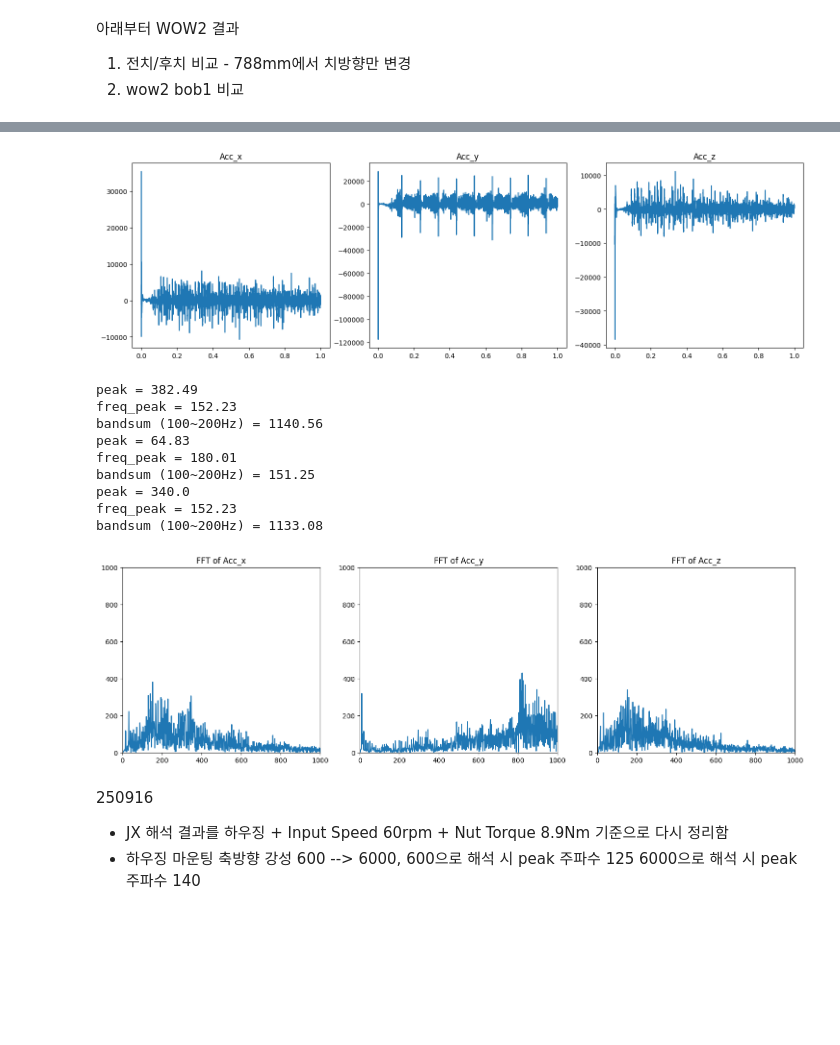
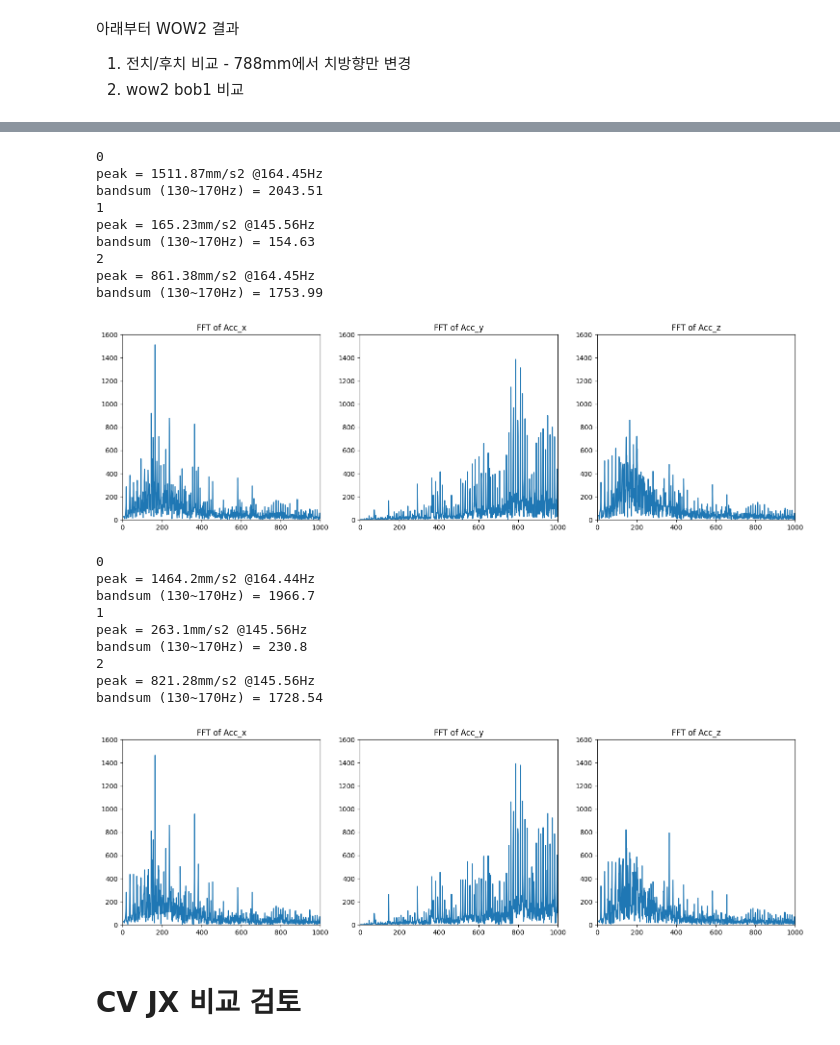
Before and after one commit to hskim-py/REPS_Low_Frequency_NVH_Post, a Jupyter notebook: Ansys_motion_post_result_RBNA_Low_frequency_NVH_FFT_25r2_Input정입력_조건.ipynb, the cells around one changed output, grey strips where cells are left out. Cells and saved outputs as stored; diff of their text form; code cells hidden in the pictures; blank space fills up the shorter version.

```diff
--- a/Ansys_motion_post_result_RBNA_Low_frequency_NVH_FFT_25r2_Input정입력_조건.ipynb
+++ b/Ansys_motion_post_result_RBNA_Low_frequency_NVH_FFT_25r2_Input정입력_조건.ipynb
@@ -162,15 +162,15 @@ def analyze_acceleration_data(target, paths_list, file_path, FFT_start_time, FFT
         #print(f"bandsum (100~200Hz) = {round(bandsum_100_200,2)}")
 
         #130~160 Bandsum
-        bandsum_130_160 = calculate_bandsum(xf, y_fft, 130, 160)
-        print(f"bandsum (130~160Hz) = {round(bandsum_130_160,2)}")
+        bandsum_130_170 = calculate_bandsum(xf, y_fft, 130, 170)
+        print(f"bandsum (130~170Hz) = {round(bandsum_130_170,2)}")
 
 
         # Plot the FFT results on the corresponding subplot
         axs[i].plot(xf, y_fft)
         axs[i].set_title(f'FFT of {acceleration_labels[i]}')
         axs[i].set_xlim(0, 1000)
-        axs[i].set_ylim(0, 1500)  # Set y-axis limit to 0-2000 as requested
+        axs[i].set_ylim(0, 1600)  # Set y-axis limit to 0-2000 as requested
 
     # Connect the motion_notify_event to the on_move function for the second figure
     fig2.canvas.mpl_connect('motion_notify_event', on_move)
@@ -316,39 +312,45 @@ bandsum (100~200Hz) = 1432.16
 # %%
 target = "TIE_ROD_R"
 paths_list = ["Acceleration/X", "Acceleration/Y", "Acceleration/Z"]
 install_path = os.environ['AWP_ROOT252']
-file_path = os.path.join(install_path, r'C:\00_Project_ssd\JX_Assy\JX_deflector_angle_no_hsg_688_front_TQ_WOW2.dfr')
-#WOW2 결과임
+file_path = os.path.join(install_path, r'C:\00_Project_ssd\JX_Assy\JX_deflector_angle_WOW2_MVA60.dfr')
 FFT_start_time = 0.1
 FFT_end_time = 1
 
 analyze_acceleration_data(target, paths_list, file_path, FFT_start_time, FFT_end_time)
 # %% [output]
+0
+peak = 1511.87mm/s2 @164.45Hz
+bandsum (130~170Hz) = 2043.51
+1
+peak = 165.23mm/s2 @145.56Hz
+bandsum (130~170Hz) = 154.63
+2
+peak = 861.38mm/s2 @164.45Hz
+bandsum (130~170Hz) = 1753.99
-[figure, old version]
+[figure, new version]
-peak = 382.49
-freq_peak = 152.23
-bandsum (100~200Hz) = 1140.56
-peak = 64.83
-freq_peak = 180.01
-bandsum (100~200Hz) = 151.25
-peak = 340.0
-freq_peak = 152.23
-bandsum (100~200Hz) = 1133.08
-[figure, removed]
-# %% [markdown]
-250916
-- JX 해석 결과를 하우징 + Input Speed 60rpm + Nut Torque 8.9Nm 기준으로 다시 정리함
-- 하우징 마운팅 축방향 강성 600 --> 6000, 600으로 해석 시 peak 주파수 125  6000으로 해석 시 peak 주파수 140
 # %%
 target = "TIE_ROD_R"
 paths_list = ["Acceleration/X", "Acceleration/Y", "Acceleration/Z"]
 install_path = os.environ['AWP_ROOT252']
-file_path = os.path.join(install_path, r'C:\00_Project_ssd\JX_Assy\JX_deflector_angle_WOW1_MVA60_TQ.dfr')
-#WOW1 결과임
+file_path = os.path.join(install_path, r'C:\00_Project_ssd\JX_Assy\JX_deflector_angle_WOW3_MVA60.dfr')
 FFT_start_time = 0.1
 FFT_end_time = 1
 
 analyze_acceleration_data(target, paths_list, file_path, FFT_start_time, FFT_end_time)
+# %% [output]
+0
+peak = 1464.2mm/s2 @164.44Hz
+bandsum (130~170Hz) = 1966.7
+1
+peak = 263.1mm/s2 @145.56Hz
+bandsum (130~170Hz) = 230.8
+2
+peak = 821.28mm/s2 @145.56Hz
+bandsum (130~170Hz) = 1728.54
+[figure, added]
+# %% [markdown]
+# CV JX 비교 검토
 # %%
 target = "TIE_ROD_R"
 paths_list = ["Acceleration/X", "Acceleration/Y", "Acceleration/Z"]
```
Also changed, not shown: parts of 12 cells of this notebook.
